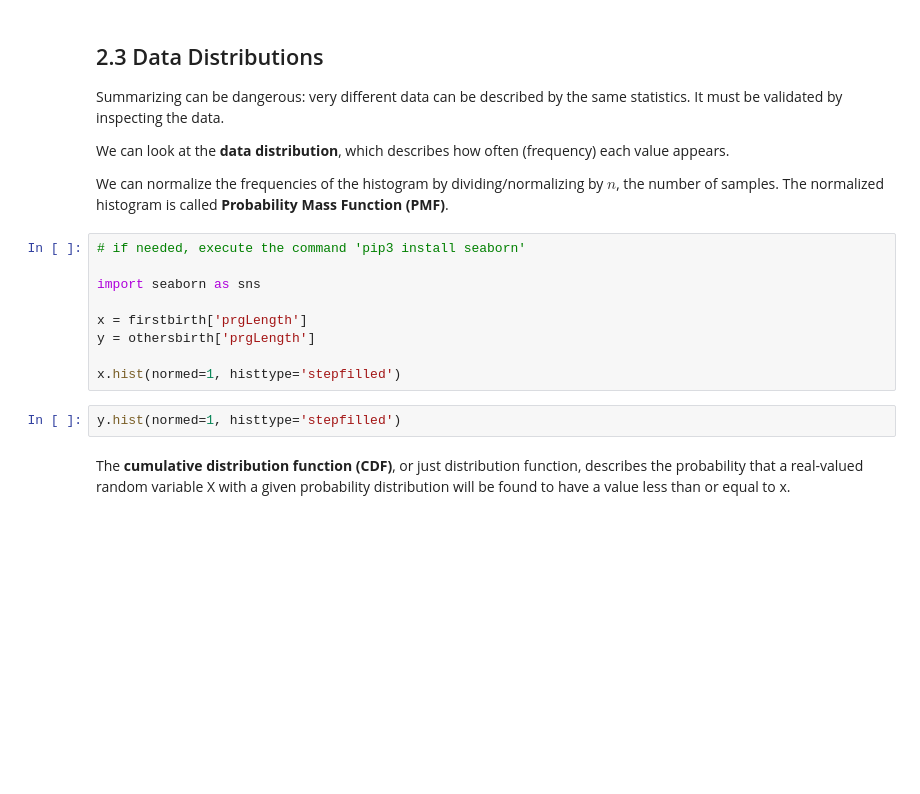
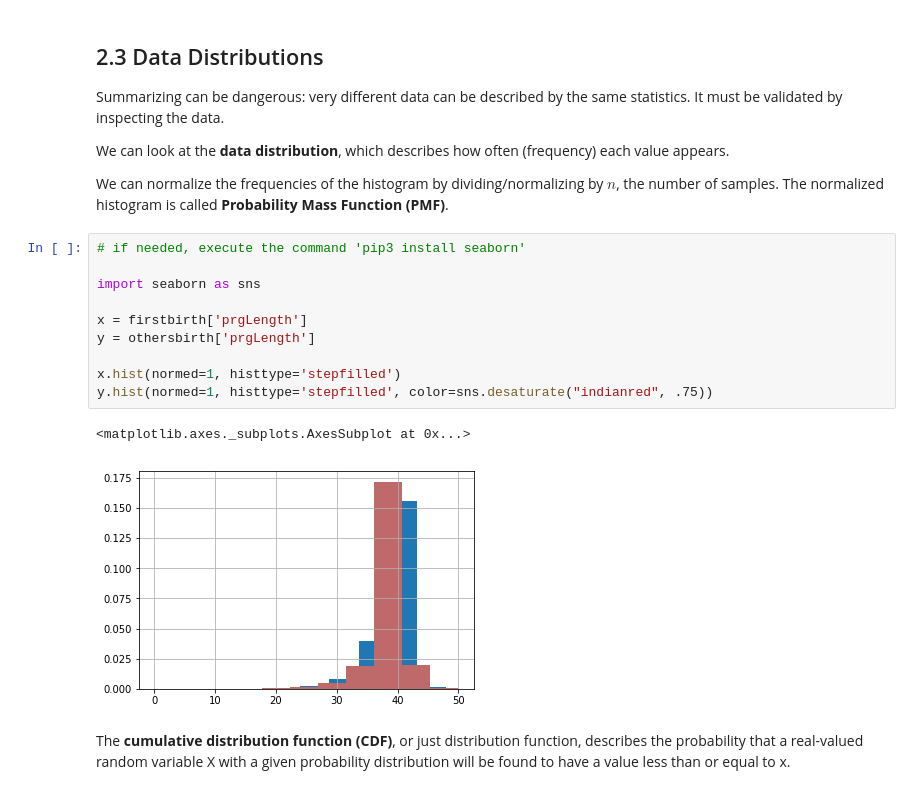
Before and after one commit to rogroc/Postgrau-Data-Science-UB, a Jupyter notebook: 6_ComputationalStatistics/6. Computational Statistics for Data Analysis Ipart.ipynb, the cells around one changed output. Saved outputs shown, nothing was run; the diff lists cells and outputs as text; blank space fills up the shorter version.

```diff
--- a/6_ComputationalStatistics/6. Computational Statistics for Data Analysis Ipart.ipynb
+++ b/6_ComputationalStatistics/6. Computational Statistics for Data Analysis Ipart.ipynb
@@ -298,14 +362,16 @@ We can normalize the frequencies of the histogram by dividing/normalizing by $n$
 # %%
 # if needed, execute the command 'pip3 install seaborn'
 
 import seaborn as sns
 
 x = firstbirth['prgLength']
 y = othersbirth['prgLength']
 
 x.hist(normed=1, histtype='stepfilled')
+y.hist(normed=1, histtype='stepfilled', color=sns.desaturate("indianred", .75))
+# %% [output]
+<matplotlib.axes._subplots.AxesSubplot at 0x...>
+[figure, added]
-# %%
-y.hist(normed=1, histtype='stepfilled')
 # %% [markdown]
 The **cumulative distribution function (CDF)**, or just distribution function, describes the probability that a real-valued random variable X with a given probability distribution will be found to have a value less than or equal to x.
 # %%
```
Also changed, not shown: parts of 58 cells of this notebook, 1 other file.
